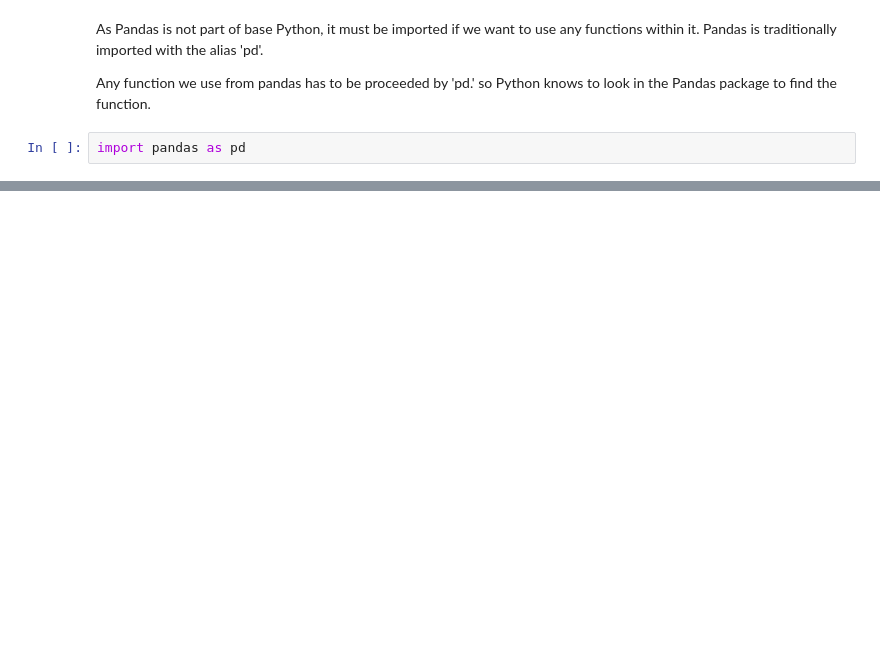
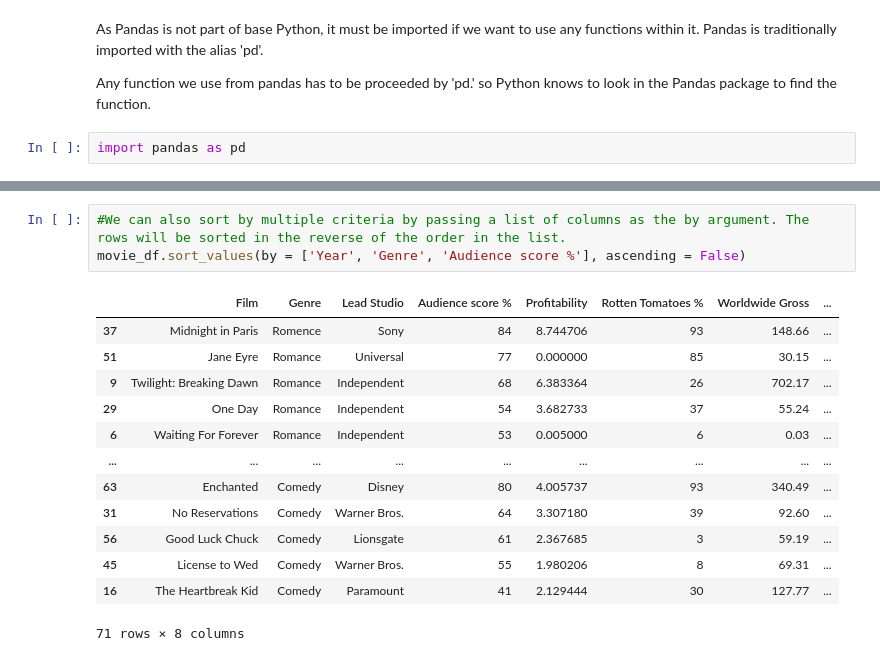
Before and after one commit to maryamanuel1/coding-club-IntroPython-6, a Jupyter notebook: IntroPython_6.ipynb, the cells around one changed output, grey strips where cells are left out. Cells and saved outputs as stored; diff of their text form; blank space fills up the shorter version.

```diff
--- a/IntroPython_6.ipynb
+++ b/IntroPython_6.ipynb
@@ -249,0 +87,17 @@ cereal_df.head()
+# %%
+#We can also sort by multiple criteria by passing a list of columns as the by argument. The rows will be sorted in the reverse of the order in the list.
+movie_df.sort_values(by = ['Year', 'Genre', 'Audience score %'], ascending = False)
+# %% [output]
+|  | Film | Genre | Lead Studio | Audience score % | Profitability | Rotten Tomatoes % | Worldwide Gross | ... |
+| 37 | Midnight in Paris | Romence | Sony | 84 | 8.744706 | 93 | 148.66 | ... |
+| 51 | Jane Eyre | Romance | Universal | 77 | 0.000000 | 85 | 30.15 | ... |
+| 9 | Twilight: Breaking Dawn | Romance | Independent | 68 | 6.383364 | 26 | 702.17 | ... |
+| 29 | One Day | Romance | Independent | 54 | 3.682733 | 37 | 55.24 | ... |
+| 6 | Waiting For Forever | Romance | Independent | 53 | 0.005000 | 6 | 0.03 | ... |
+| ... | ... | ... | ... | ... | ... | ... | ... | ... |
+| 63 | Enchanted | Comedy | Disney | 80 | 4.005737 | 93 | 340.49 | ... |
+| 31 | No Reservations | Comedy | Warner Bros. | 64 | 3.307180 | 39 | 92.60 | ... |
+| 56 | Good Luck Chuck | Comedy | Lionsgate | 61 | 2.367685 | 3 | 59.19 | ... |
+| 45 | License to Wed | Comedy | Warner Bros. | 55 | 1.980206 | 8 | 69.31 | ... |
+| 16 | The Heartbreak Kid | Comedy | Paramount | 41 | 2.129444 | 30 | 127.77 | ... |
+71 rows × 8 columns
```
Also changed, not shown: parts of 74 cells of this notebook.
